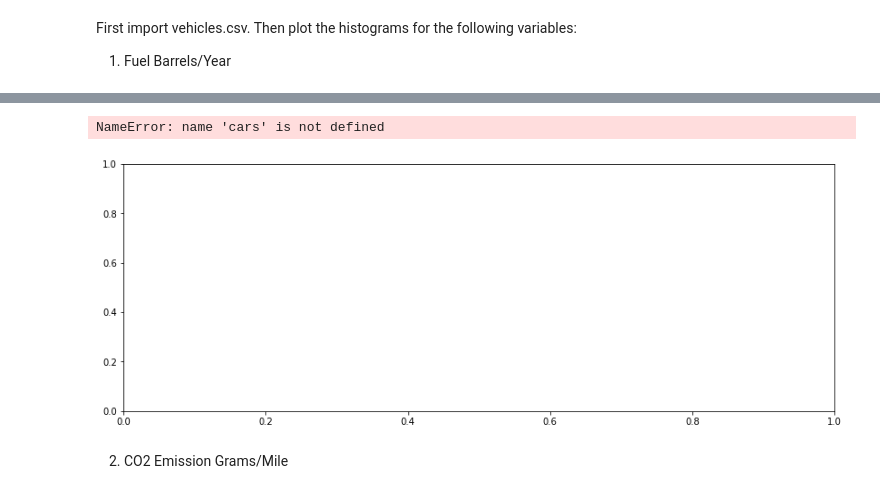
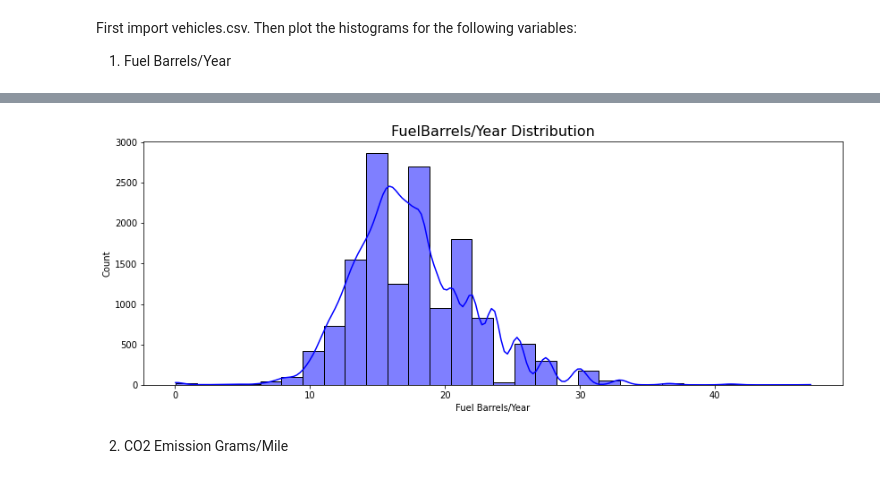
Before and after one commit to Ironhack-Data-Madrid-Enero-2021/lab-continuous-probability-distribution, a Jupyter notebook: your-code/main.ipynb, the cells around one changed output, grey strips where cells are left out. Drawn from its saved outputs; the diff is of its cells as text; code cells hidden in the pictures.

```diff
--- a/your-code/main.ipynb
+++ b/your-code/main.ipynb
@@ -133,12 +133,11 @@ vehicles.head()
 | 4 | ASC Incorporated | GNX | 1987 | 3.8 | 6.0 | Automatic 4-spd | Rear-Wheel Drive | Midsize Cars | ... |
 # %%
 fig, ax = plt.subplots(figsize = (14,5))
-ax = sns.histplot(data = cars, x = "FuelBarrels/Year", kde = True, weights = 0.4,  color = "blue", bins = 40)
+ax = sns.histplot(data = vehicles, x = "Fuel Barrels/Year", kde = True, weights = 0.4,  color = "blue", bins = 30)
 plt.title("FuelBarrels/Year Distribution", size = 16)
 plt.show()
 # %% [output]
-NameError: name 'cars' is not defined
-[figure, old version]
+[figure, new version]
 # %% [markdown]
 2. CO2 Emission Grams/Mile
 # %%
```
Also changed, not shown: parts of 12 cells of this notebook.
